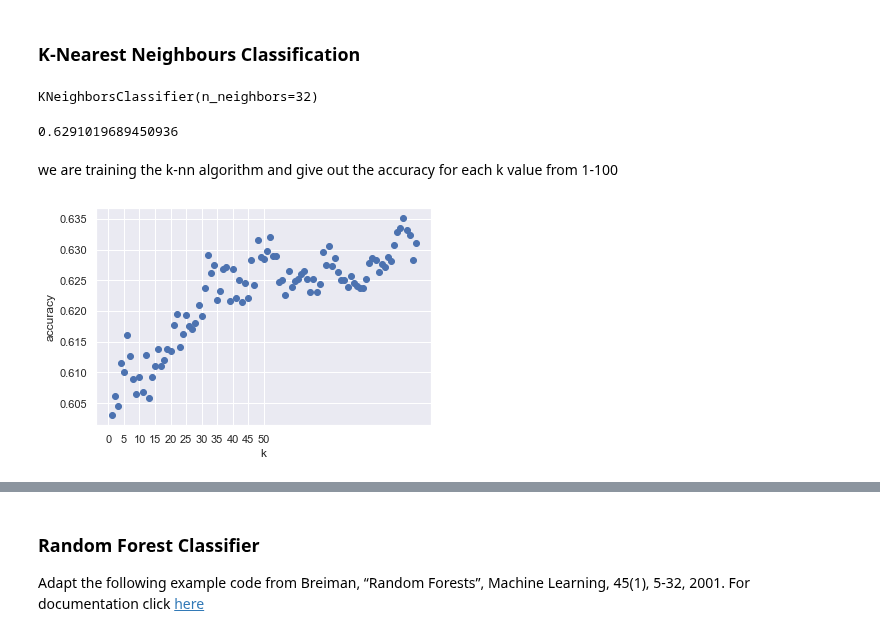
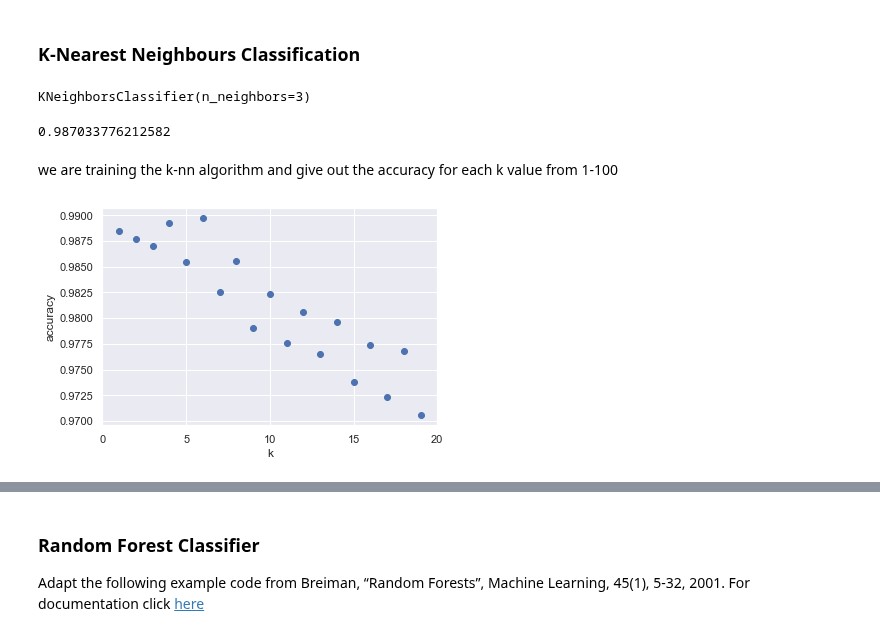
Before and after one commit to TechLabs-Berlin/wt21-commfy, a Jupyter notebook: multiclass_classification_feet.ipynb, the cells around one changed output, grey strips where cells are left out. Saved outputs shown, nothing was run; the diff lists cells and outputs as text; code cells hidden in the pictures.

```diff
--- a/multiclass_classification_feet.ipynb
+++ b/multiclass_classification_feet.ipynb
@@ -110,3 +115,5 @@ array([-2,  0, -5,  2, 44,  4, -4,  5, -3, -1,  3,  1])
+# %%
+feets['weather'].replace(['cloudy','sunny','snowy','rainy'],[4,1,3,2],inplace=True)
 # %%
 #replacing the incorrect value the correct one
 feets['heat_perception'].replace([44],[4], inplace=True)
@@ -215,6 +225,6 @@ The following code splits machine learning data into three datatsets: train-set,
 # %%
 # for our model we use such output data as temperature, sex, heat perception and weather state
-X = feets[['temperature', 'sex', 'heat_perception','heaviness_trip']]
+X = feets[['temperature', 'sex','heat_perception', 'heaviness_trip','weather']]
 y = feets['feet_class']
 
 # default is 75% / 25% train-test split
@@ -234,30 +244,30 @@ array([4, 4, 4, ..., 4, 4, 4])
 # %% [markdown]
 ### K-Nearest Neighbours Classification
 # %%
-knn = KNeighborsClassifier(n_neighbors = 32)
+knn = KNeighborsClassifier(n_neighbors = 6)
 # %%
 knn.fit(X_train, y_train)
 # %% [output]
-KNeighborsClassifier(n_neighbors=32)
+KNeighborsClassifier(n_neighbors=3)
 # %%
-knn.score(X_test, y_test)
+print(knn.score(X_test, y_test))
 # %% [output]
-0.6291019689450936
+0.987033776212582
 # %% [markdown]
 we are training the k-nn algorithm and give out the accuracy for each k value from 1-100
 # %%
-k_range = range(1,100)
+k_range = range(1,20)
 scores = []
 
 for k in k_range:
     knn = KNeighborsClassifier(n_neighbors = k)
     knn.fit(X_train, y_train)
     scores.append(knn.score(X_test, y_test))
 
 plt.figure()
 plt.xlabel('k')
 plt.ylabel('accuracy')
 plt.scatter(k_range, scores)
-plt.xticks([0,5,10,15,20,25,30,35,40,45,50]);
+plt.xticks([0,5,10,15,20]);
 # %% [output]
-[figure, old version]
+[figure, new version]
```
Also changed, not shown: parts of 16 cells of this notebook.
